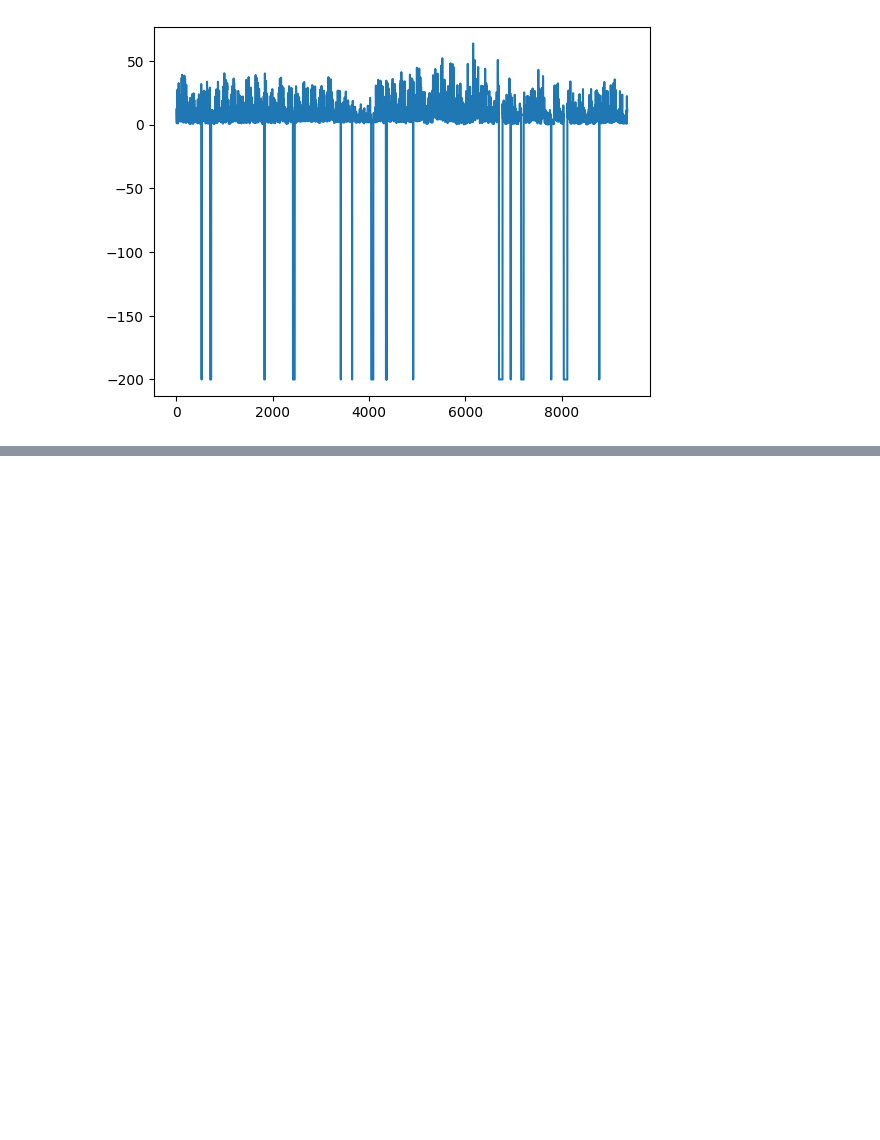
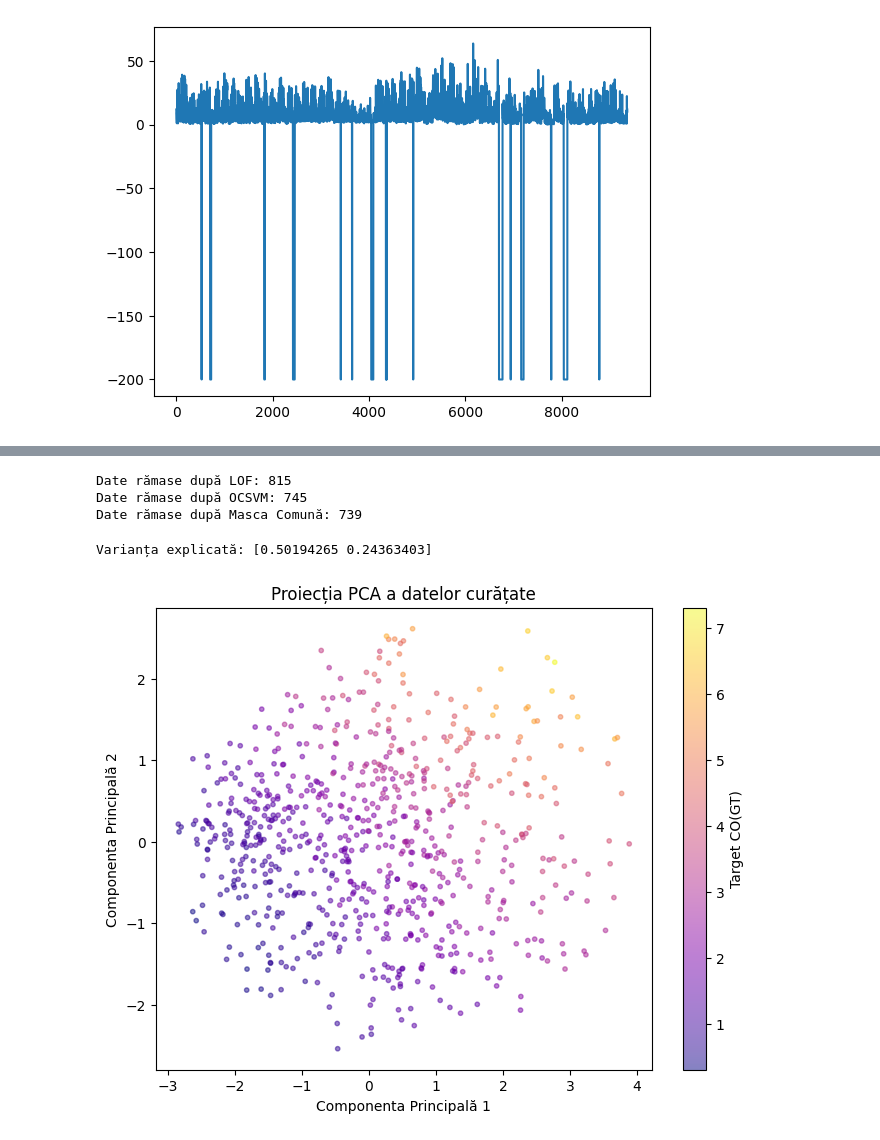
Before and after one commit to Patraxbi/Colocviu-TIA, a Jupyter notebook: main.ipynb, the cells around one changed output, grey strips where cells are left out. Saved outputs shown, nothing was run; the diff lists cells and outputs as text; code cells hidden in the pictures; blank space fills up the shorter version.

```diff
--- a/main.ipynb
+++ b/main.ipynb
@@ -85,4 +155,54 @@ SyntaxError: invalid syntax (2342419415.py, line 1)
+# %%
+from sklearn.neighbors import LocalOutlierFactor
+from sklearn.svm import OneClassSVM
+
+# --- Local Outlier Factor (KNN-based) ---
+# n_neighbors=20 este standard. contamination='auto' detectează automat pragul.
+lof = LocalOutlierFactor(n_neighbors=20, contamination='auto')
+pred_lof = lof.fit_predict(X_scaled) # Returnează 1 (inlier) sau -1 (outlier)
+
+# ---  One-Class SVM (OCSVM) ---
+# kernel='rbf' este cel mai eficient pentru date neliniare
+# nu=0.2 este o limită superioară pentru fracția de anomalii (similar cu contamination)
+ocsvm = OneClassSVM(kernel='rbf', gamma='auto', nu=0.1)
+pred_ocsvm = ocsvm.fit_predict(X_scaled)
+
+# --- Masca Comună (Intersecția) ---
+# Păstrăm datele doar dacă AMBII algoritmi spun că sunt bune (1)
+mask_common = (pred_lof == 1) & (pred_ocsvm == 1)
+
+# Aplicăm masca
+X_filtered = X_scaled[mask_common]
+y_filtered = y_clean[mask_common]
+
+print(f"Date rămase după LOF: {sum(pred_lof==1)}")
+print(f"Date rămase după OCSVM: {sum(pred_ocsvm==1)}")
+print(f"Date rămase după Masca Comună: {X_filtered.shape[0]}")
+# %% [output]
+Date rămase după LOF: 815
+Date rămase după OCSVM: 745
+Date rămase după Masca Comună: 739
 # %%
+
 from sklearn.decomposition import PCA
 
+# Inițializăm PCA pentru 2 componente (pentru vizualizare și simplificare)
+pca = PCA(n_components=2)
+
+# Fit și transform pe datele filtrate prin masca comună
+X_pca = pca.fit_transform(X_filtered)
+
+print(f"Varianța explicită: {pca.explained_variance_ratio_}")
+
+# Vizualizare rapidă (opțional, bun pentru prezentarea de 10 min)
+plt.figure(figsize=(8, 6))
+plt.scatter(X_pca[:, 0], X_pca[:, 1], c=y_filtered, cmap='plasma', s=10, alpha=0.5)
+plt.colorbar(label='Target CO(GT)')
+plt.title('Proiecția PCA a datelor curățate')
+plt.xlabel('Componenta Principală 1')
+plt.ylabel('Componenta Principală 2')
+plt.show()
 # aplica PCA pe datele obtinute
+# %% [output]
+Varianța explicată: [0.50194265 0.24363403]
+[figure, added]
```
Also changed, not shown: parts of 4 cells of this notebook.
